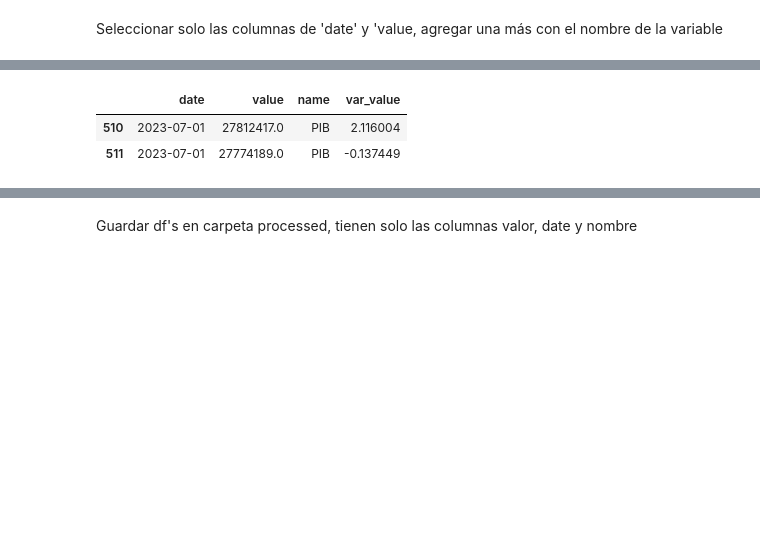
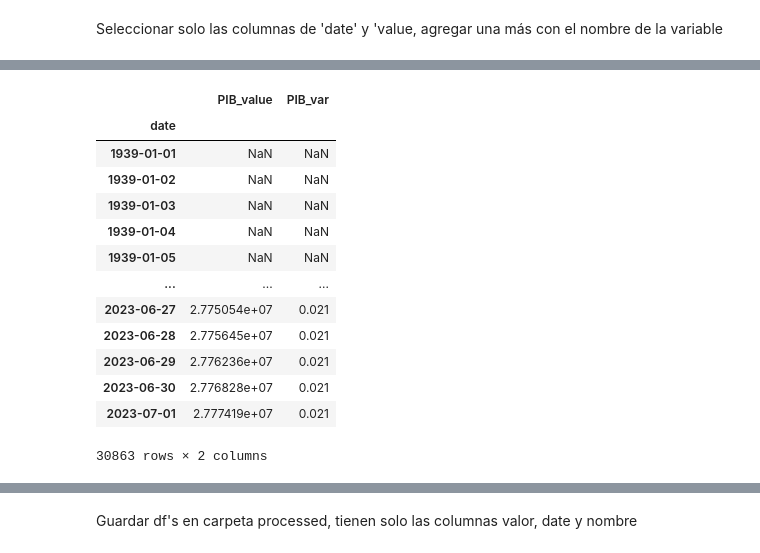
Before and after one commit to diegomacaya/proyecto_DataScience_DMS, a Jupyter notebook: src/explore copy.ipynb, the cells around one changed output, grey strips where cells are left out. Drawn from its saved outputs; the diff is of its cells as text; code cells hidden in the pictures; blank space fills up the shorter version.

```diff
--- a/src/explore copy.ipynb
+++ b/src/explore copy.ipynb
@@ -272,14 +332,31 @@ df_DFF.tail(2)
 # %%
 df_GNP = data_GNP[['date','value']].copy()
-df_GNP['name'] = 'PIB' #PRODUCTO INTERNO BRUTO
 df_GNP['date'] = pd.to_datetime(df_GNP['date'])
 df_GNP['value'] = pd.to_numeric(df_GNP['value'], errors='coerce')
-df_GNP['value'] = df_GNP['value'].apply(lambda x: x*1000 if x < 30000 else x)
-df_GNP['var_value'] = df_GNP['value'].pct_change() * 100
-df_GNP.tail(2)
+df_GNP['PIB_value'] = df_GNP['value'].apply(lambda x: x*1000 if x < 30000 else x)
+df_GNP = df_GNP.drop('value', axis=1)
+df_GNP = df_GNP.drop_duplicates(subset=['date'], keep='last')
+df_GNP.set_index('date', inplace=True)
+
+df_PIB_D = df_GNP.resample('D').asfreq()
+df_PIB_D = df_PIB_D.resample('D').interpolate(method='linear')
+df_PIB_D['PIB_var'] = df_PIB_D['PIB_value'].pct_change().round(5) * 100
+
+df_PIB_D
 # %% [output]
-|  | date | value | name | var_value |
-| 510 | 2023-07-01 | 27812417.0 | PIB | 2.116004 |
-| 511 | 2023-07-01 | 27774189.0 | PIB | -0.137449 |
+|  | PIB_value | PIB_var |
+| date |  |  |
+| 1939-01-01 | NaN | NaN |
+| 1939-01-02 | NaN | NaN |
+| 1939-01-03 | NaN | NaN |
+| 1939-01-04 | NaN | NaN |
+| 1939-01-05 | NaN | NaN |
+| ... | ... | ... |
+| 2023-06-27 | 2.775054e+07 | 0.021 |
+| 2023-06-28 | 2.775645e+07 | 0.021 |
+| 2023-06-29 | 2.776236e+07 | 0.021 |
+| 2023-06-30 | 2.776828e+07 | 0.021 |
+| 2023-07-01 | 2.777419e+07 | 0.021 |
+30863 rows × 2 columns
 # %%
 df_UNRATE = data_UNRATE[['date','value']].copy()
```
Also changed, not shown: parts of 15 cells of this notebook, 15 other files.
